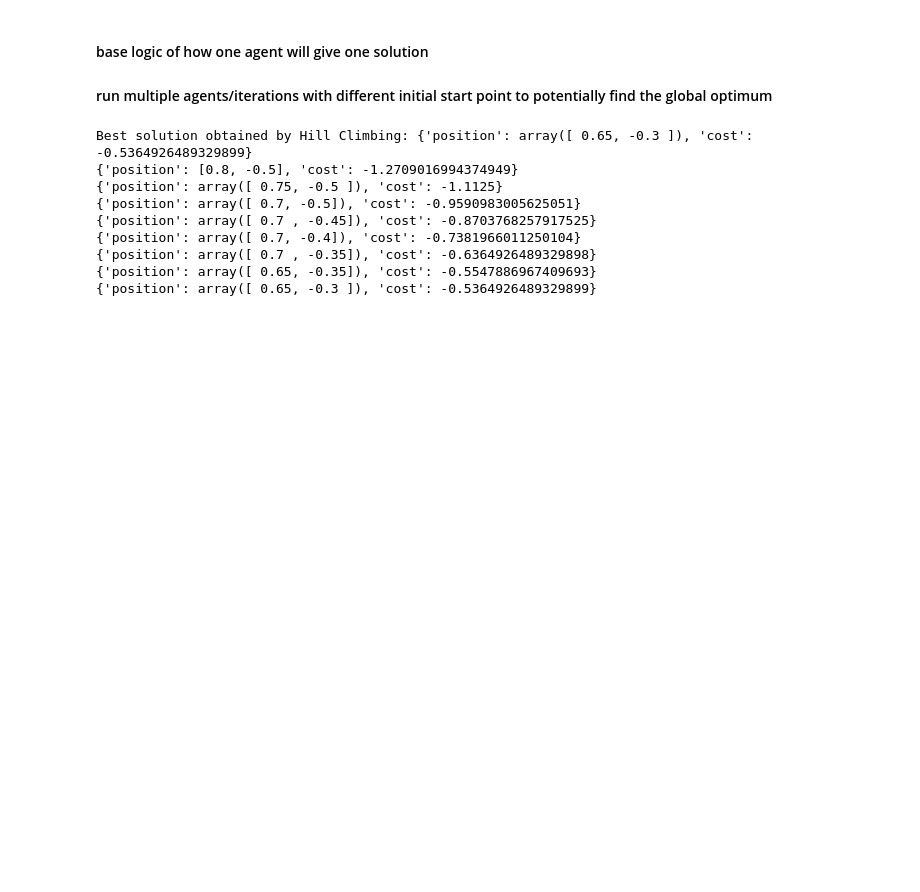
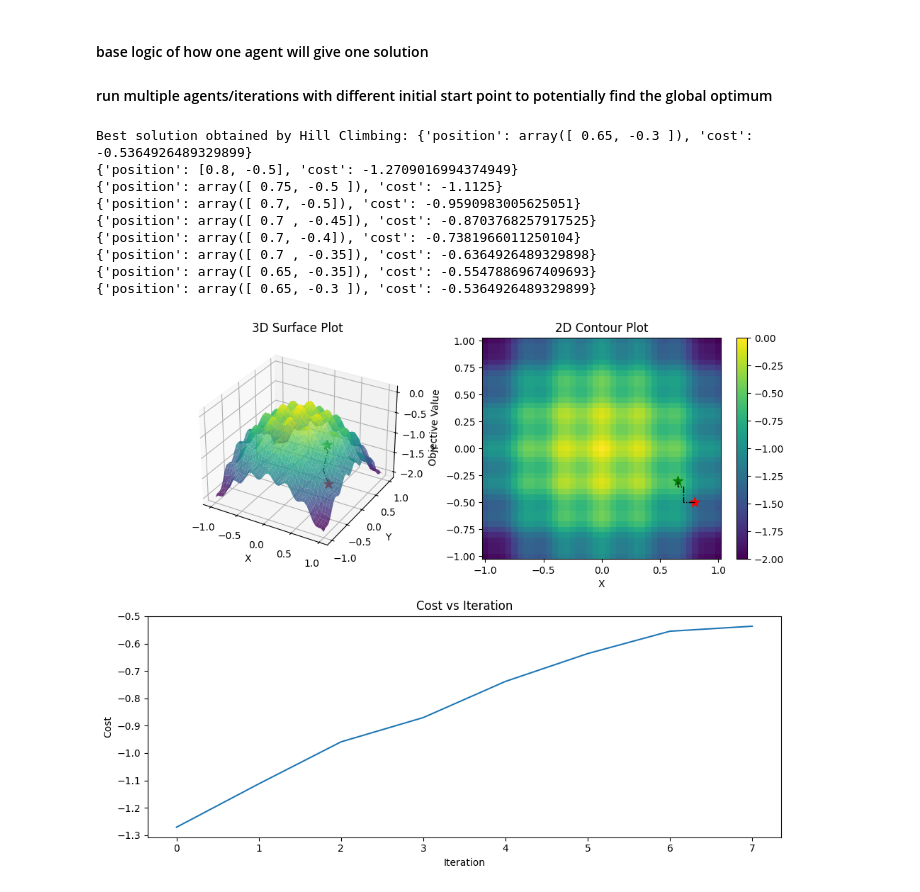
Before and after one commit to dhananjay12310/Optimization, a Jupyter notebook: hill climbing + simulated annealing/hill climbing.ipynb, the cells around one changed output. Drawn from its saved outputs; the diff is of its cells as text; code cells hidden in the pictures; blank space fills up the shorter version.

```diff
--- a/hill climbing + simulated annealing/hill climbing.ipynb
+++ b/hill climbing + simulated annealing/hill climbing.ipynb
@@ -97,3 +97,59 @@ Best solution obtained by Hill Climbing: {'position': array([ 0.65, -0.3 ]), 'co
 {'position': array([ 0.7 , -0.35]), 'cost': -0.6364926489329898}
 {'position': array([ 0.65, -0.35]), 'cost': -0.5547886967409693}
 {'position': array([ 0.65, -0.3 ]), 'cost': -0.5364926489329899}
+# %%
+ub = [1, 1]
+lb = [-1, -1]
+
+step_size = [0.05, 0.05]
+
+# trajectory = hill_climbing(initial, test_function_no, ub, lb, step_size)
+
+# Plotting
+x = np.arange(lb[0], ub[0] + step_size[0], step_size[0])
+y = np.arange(lb[1], ub[1] + step_size[1], step_size[1])
+x_new, y_new = np.meshgrid(x, y)
+
+z_new = np.zeros_like(x_new)
+for i in range(len(x)):
+    for j in range(len(y)):
+        X = [x_new[i, j], y_new[i, j]]
+        z_new[i, j] = objective_function(X, test_function_no)
+
+fig = plt.figure(figsize=(10, 8))
+
+ax1 = fig.add_subplot(2, 2, 1, projection='3d')
+ax1.plot_surface(x_new, y_new, z_new, cmap='viridis', alpha=0.8)
+ax1.plot([point['position'][0] for point in trajectory],
+            [point['position'][1] for point in trajectory],
+            [point['cost'] for point in trajectory], '-.k', linewidth=1)
+ax1.scatter(trajectory[0]['position'][0], trajectory[0]['position'][1],
+            trajectory[0]['cost'], marker='*', color='r', s=100, label='Start')
+ax1.scatter(trajectory[-1]['position'][0], trajectory[-1]['position'][1],
+            trajectory[-1]['cost'], marker='*', color='g', s=100, label='End')
+ax1.set_xlabel('X')
+ax1.set_ylabel('Y')
+ax1.set_zlabel('Objective Value')
+ax1.set_title('3D Surface Plot')
+
+ax2 = fig.add_subplot(2, 2, 2)
+c = ax2.pcolormesh(x_new, y_new, z_new, cmap='viridis')
+fig.colorbar(c)
+ax2.plot([point['position'][0] for point in trajectory],
+            [point['position'][1] for point in trajectory], '-.k', linewidth=1)
+ax2.scatter(trajectory[0]['position'][0], trajectory[0]['position'][1], marker='*', color='r', s=100)
+ax2.scatter(trajectory[-1]['position'][0], trajectory[-1]['position'][1], marker='*', color='g', s=100)
+ax2.set_xlabel('X')
+ax2.set_ylabel('Y')
+ax2.set_title('2D Contour Plot')
+
+ax3 = fig.add_subplot(2, 2, (3, 4))
+ax3.plot([point['cost'] for point in trajectory])
+ax3.set_xlabel('Iteration')
+ax3.set_ylabel('Cost')
+ax3.set_title('Cost vs Iteration')
+
+plt.tight_layout()
+plt.show()
+# %% [output]
+[figure, added]
```
Also changed, not shown: 2 other files.
